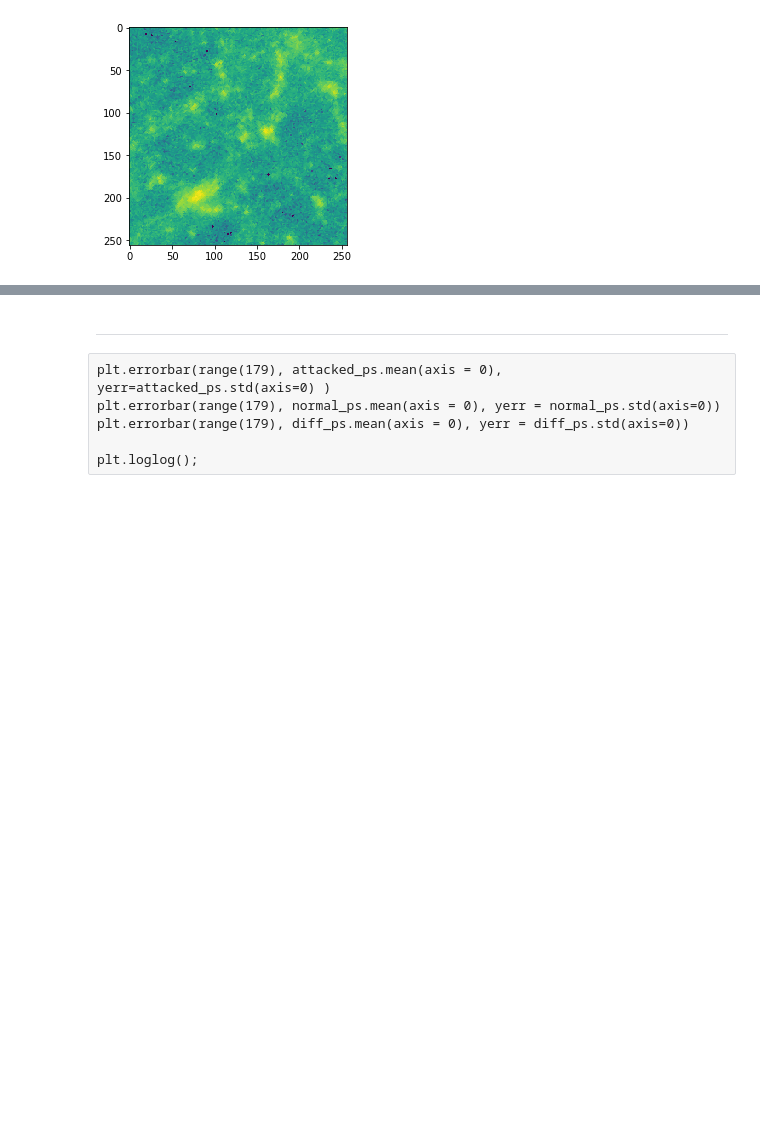
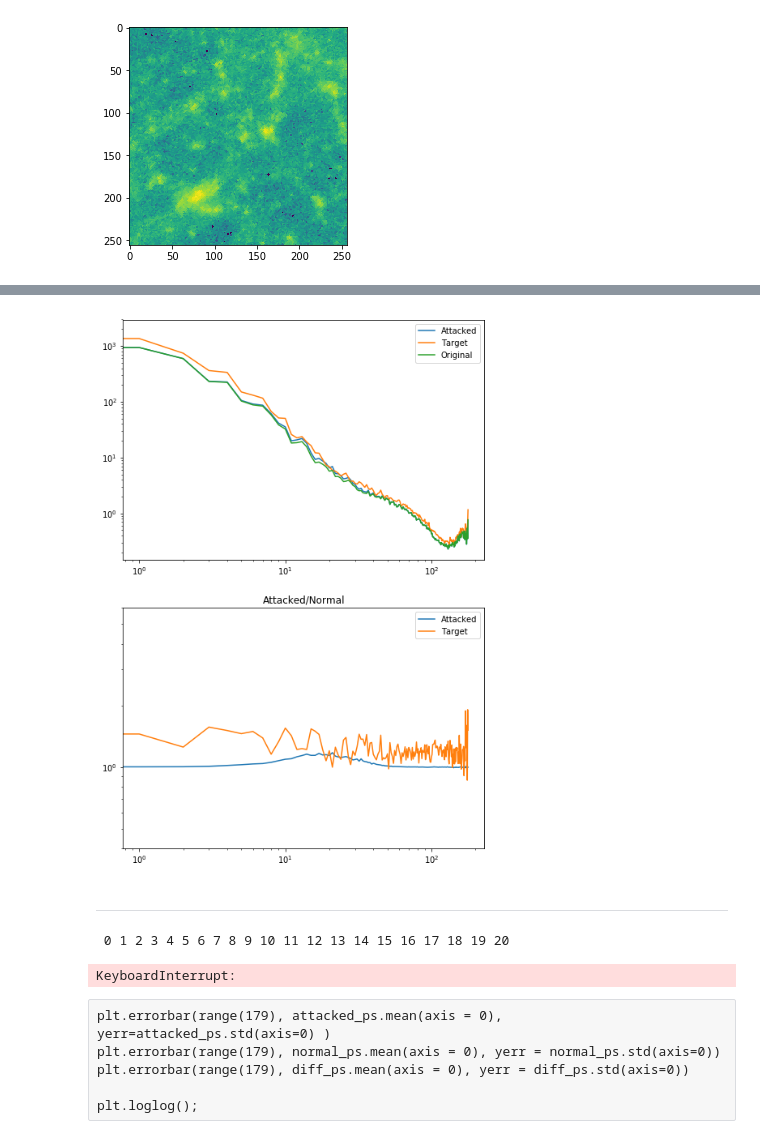
Before and after one commit to mclaughlin6464/uatu, a Jupyter notebook: notebooks/Local Attacks.ipynb, the cells around one changed output, grey strips where cells are left out. Saved outputs shown, nothing was run; the diff lists cells and outputs as text; code cells hidden in the pictures; blank space fills up the shorter version.

```diff
--- a/notebooks/Local Attacks.ipynb
+++ b/notebooks/Local Attacks.ipynb
@@ -229,3 +241,27 @@ plt.imshow(diff)
+# %%
+attacked_ps = image_ps(X_attacked.squeeze())
+target_ps = image_ps(targ_X.squeeze())
+normal_ps = image_ps(X.squeeze())
+diff_ps = image_ps((X_attacked- X).squeeze())
+# %%
+fig = plt.figure(figsize = (8, 12))
+plt.subplot(211)
+plt.plot(attacked_ps, label = 'Attacked' )
+plt.plot(target_ps, label = 'Target')
+plt.plot(normal_ps, label = 'Original')
+#plt.plot(diff_ps, label = 'Diff')
+
+plt.legend(loc='best')
+plt.loglog();
+plt.subplot(212)
+plt.title("Attacked/Normal")
+plt.plot(attacked_ps/normal_ps, label = 'Attacked')
+plt.plot(target_ps/normal_ps, label = 'Target')
+plt.legend(loc='best')
+plt.ylim([0.4, 6])
+plt.loglog();
+# %% [output]
+[figure, added]
 # %% [markdown]
 ---
 # %%
@@ -298,17 +334,30 @@ target_ps = np.zeros((target_X.shape[0], 179))
 diff_ps = np.zeros((target_X.shape[0], 179))
 diff2_ps = np.zeros((target_X.shape[0], 179))
 
+n_samples = 10
+true_samples_all = np.zeros((target_X.shape[0]*n_samples, 2))
+attacked_samples_all = np.zeros_like(true_samples_all)
+
+
 for n in range(target_X.shape[0]):
-    print n
+    print n,
     X_attacked = compute_attacked_map(model_init_fn, cost_fn, network_fname,\
                             test_X[n].reshape(1, X.shape[1], X.shape[2], X.shape[3])\
-                        , target_Y, n_steps = 300, training=training)
+                        , target_Y, n_steps = n_steps, training=training, adv = adv)
+
+    true_samples_all[n*n_samples:(n+1)*n_samples] = test(model_init_fn, test_X[n].reshape(1, X.shape[1], X.shape[2], X.shape[3]), \
+                                                         network_fname,  n_samples, training, adv=adv)
+    attacked_samples_all[n*n_samples:(n+1)*n_samples] = test(model_init_fn, X_attacked, network_fname,  n_samples, training, adv=adv)
+
     attacked_ps[n] = image_ps(X_attacked.squeeze())
     target_ps[n] = image_ps(target_X[n].squeeze())
 
     normal_ps[n] = image_ps(test_X[n].squeeze())
     diff_ps[n] = image_ps( (X_attacked - test_X[n]).squeeze())
     diff2_ps[n] = image_ps( (X_attacked - target_X[n]).squeeze())
+# %% [output]
+ 0 1 2 3 4 5 6 7 8 9 10 11 12 13 14 15 16 17 18 19 20
+KeyboardInterrupt:
 # %%
 attacked_ps.shape
 # %% [raw]
```
Also changed, not shown: parts of 15 cells of this notebook.
